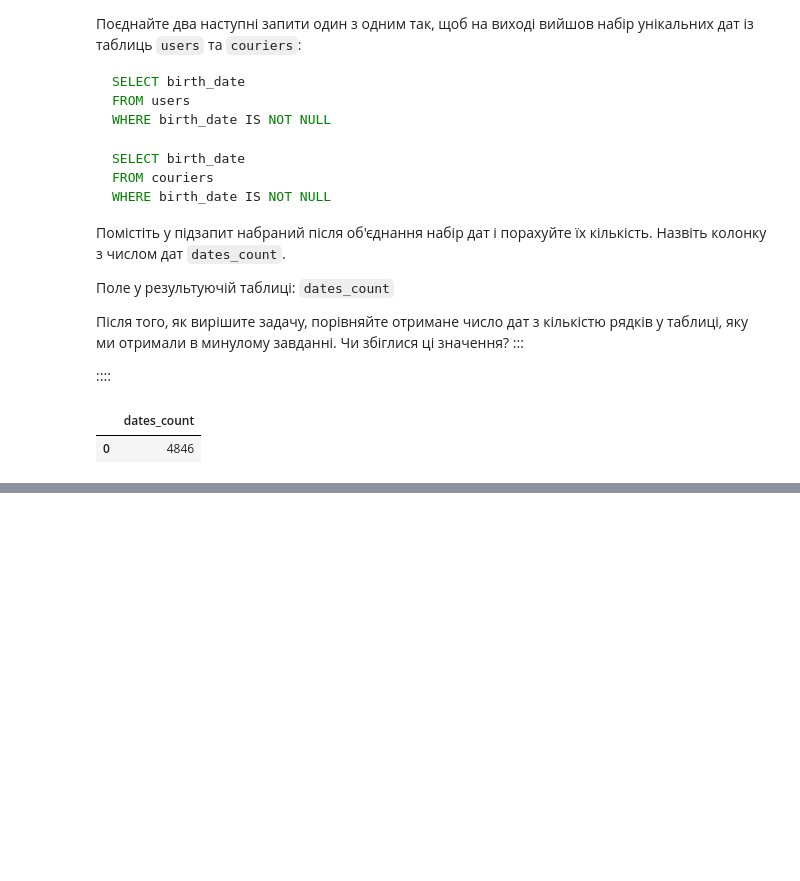
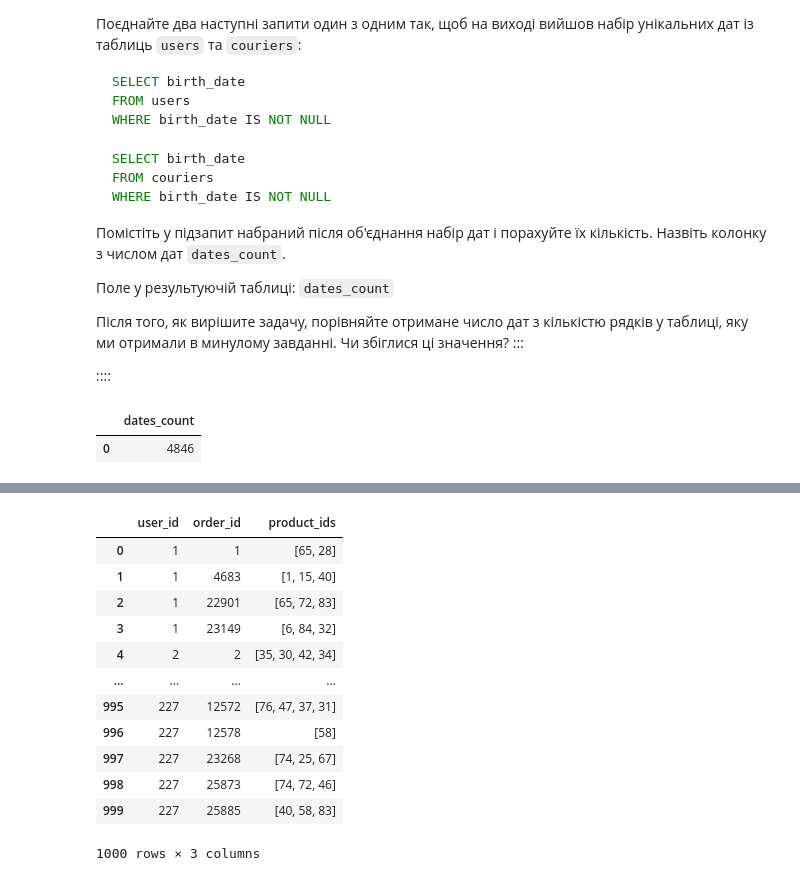
Before and after one commit to Aranaur/py4ds, a Jupyter notebook: sql_join.ipynb, the cells around one changed output, grey strips where cells are left out. Cells and saved outputs as stored; diff of their text form; code cells hidden in the pictures; blank space fills up the shorter version.

Commit message:
add exr 11 to joins

```diff
--- a/sql_join.ipynb
+++ b/sql_join.ipynb
@@ -985,0 +1114,26 @@ FROM sub_union
+# %%
+#| code-fold: true
+#| code-summary: "Рішення"
+
+%%sql
+SELECT  user_id,
+        order_id,
+        product_ids
+FROM user_actions
+LEFT JOIN orders using (order_id)
+ORDER BY user_id, order_id
+LIMIT 1000
+# %% [output]
+|  | user_id | order_id | product_ids |
+| 0 | 1 | 1 | [65, 28] |
+| 1 | 1 | 4683 | [1, 15, 40] |
+| 2 | 1 | 22901 | [65, 72, 83] |
+| 3 | 1 | 23149 | [6, 84, 32] |
+| 4 | 2 | 2 | [35, 30, 42, 34] |
+| ... | ... | ... | ... |
+| 995 | 227 | 12572 | [76, 47, 37, 31] |
+| 996 | 227 | 12578 | [58] |
+| 997 | 227 | 23268 | [74, 25, 67] |
+| 998 | 227 | 25873 | [74, 72, 46] |
+| 999 | 227 | 25885 | [40, 58, 83] |
+1000 rows × 3 columns
```
Also changed, not shown: parts of 15 cells of this notebook, 2 other files.
